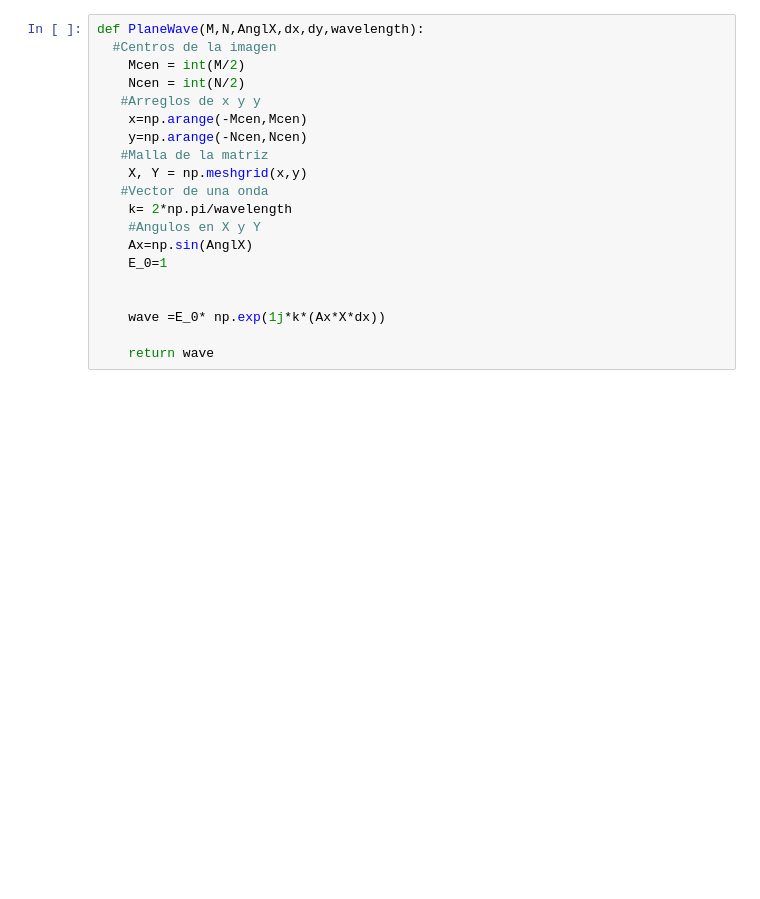
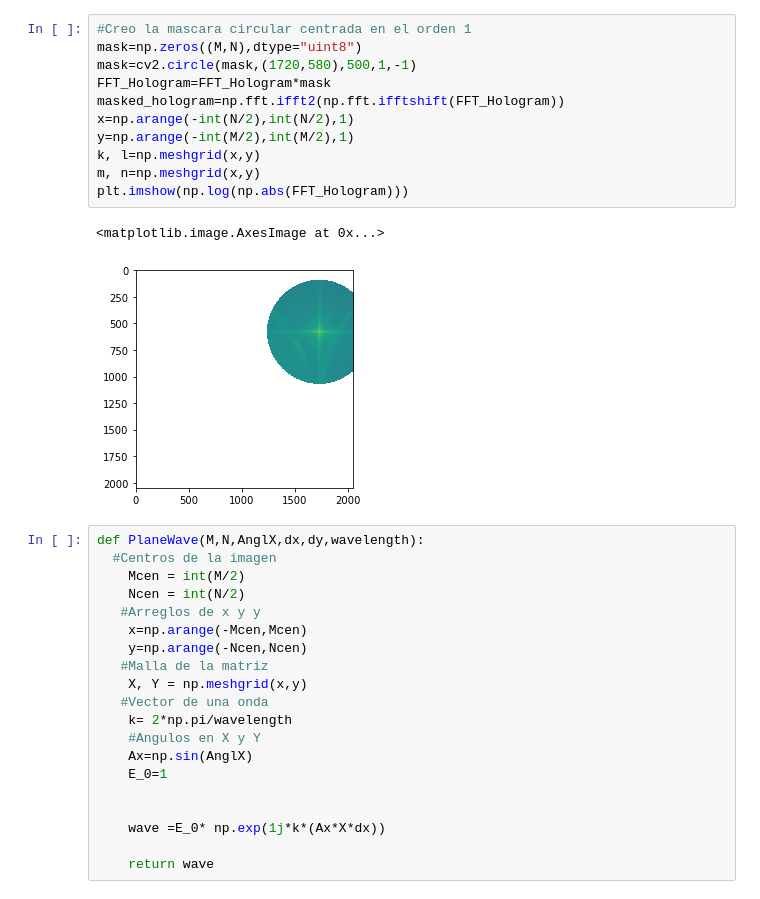
Before and after one commit to JuanDaAC/OpticalInstruments, a Jupyter notebook: Entrega 3/Punto 3/Holografia2.ipynb, the cells around one changed output. Drawn from its saved outputs; the diff is of its cells as text; blank space fills up the shorter version.

```diff
--- a/Entrega 3/Punto 3/Holografia2.ipynb
+++ b/Entrega 3/Punto 3/Holografia2.ipynb
@@ -45,3 +32,17 @@ m, n=np.meshgrid(x,y)
+# %%
+#Creo la mascara circular centrada en el orden 1
+mask=np.zeros((M,N),dtype="uint8")
+mask=cv2.circle(mask,(1720,580),500,1,-1)
+FFT_Hologram=FFT_Hologram*mask
+masked_hologram=np.fft.ifft2(np.fft.ifftshift(FFT_Hologram))
+x=np.arange(-int(N/2),int(N/2),1)
+y=np.arange(-int(M/2),int(M/2),1)
+k, l=np.meshgrid(x,y)
+m, n=np.meshgrid(x,y)
+plt.imshow(np.log(np.abs(FFT_Hologram)))
+# %% [output]
+<matplotlib.image.AxesImage at 0x...>
+[figure, added]
 # %%
 def PlaneWave(M,N,AnglX,dx,dy,wavelength):
   #Centros de la imagen
```
Also changed, not shown: parts of 3 cells of this notebook.
